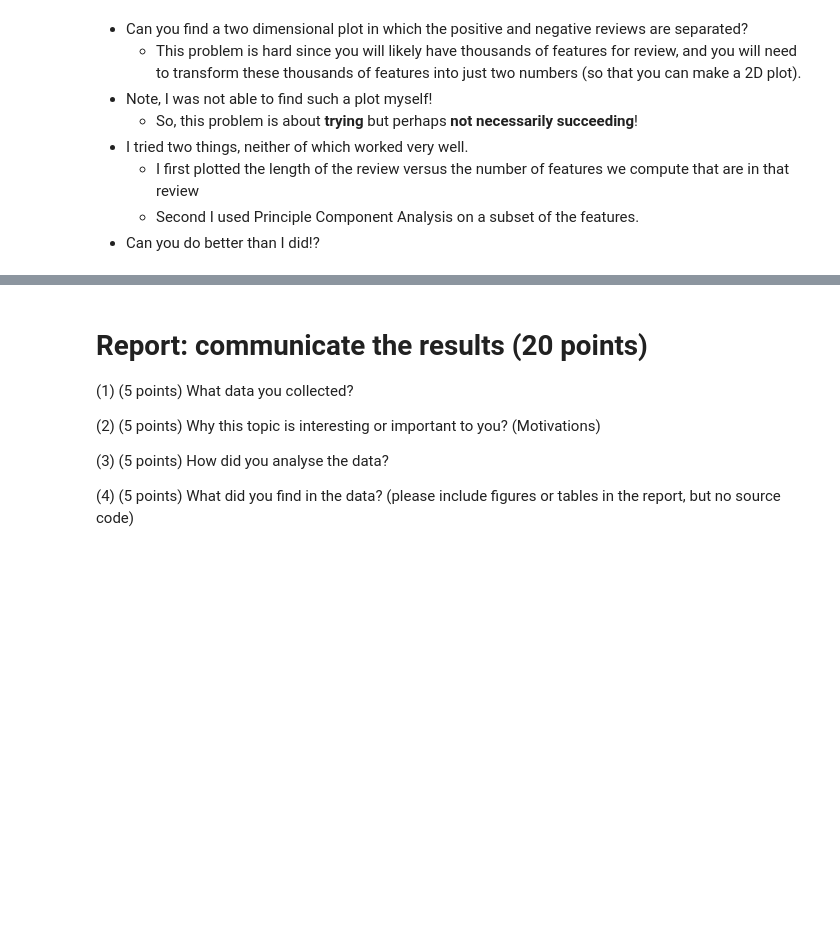
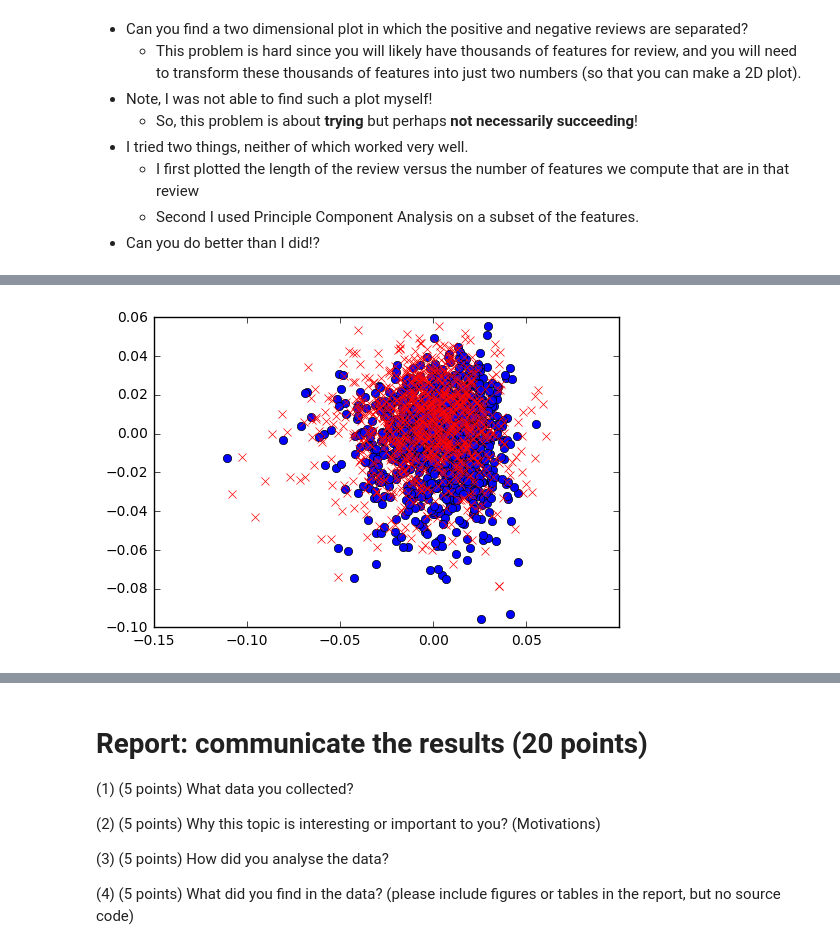
Before and after one commit to GuanxiongLiu/DS501, a Jupyter notebook: CaseStudy3/CaseStudy3.ipynb, the cells around one changed output, grey strips where cells are left out. Saved outputs shown, nothing was run; the diff lists cells and outputs as text; code cells hidden in the pictures; blank space fills up the shorter version.

```diff
--- a/CaseStudy3/CaseStudy3.ipynb
+++ b/CaseStudy3/CaseStudy3.ipynb
@@ -470,0 +587,12 @@ avg / total       0.88      0.88      0.88       500
+# %%
+# ICA
+ica = FastICA(n_components=2, whiten=True)
+word_pca = ica.fit_transform(word_vector.todense())
+
+for value, target in zip(word_pca, dataset.target):
+    if target == 0:
+        plt.plot(value[0], value[1], 'bo')
+    else:
+        plt.plot(value[0], value[1], 'rx')
+# %% [output]
+[figure, added]
```
Also changed, not shown: parts of 6 cells of this notebook.
